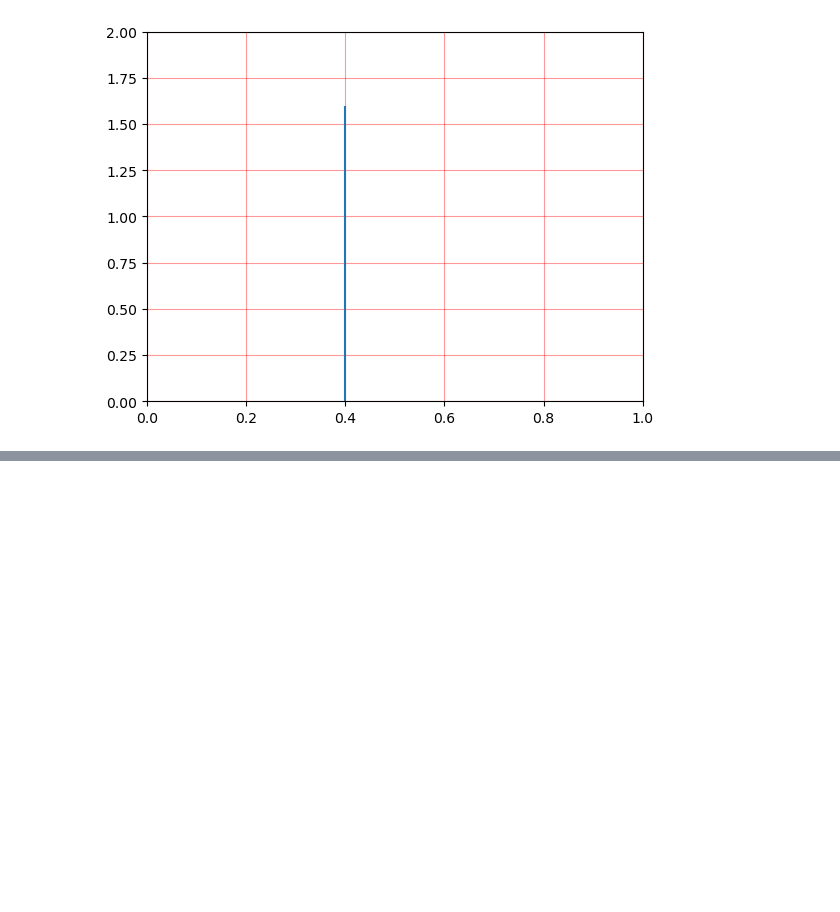
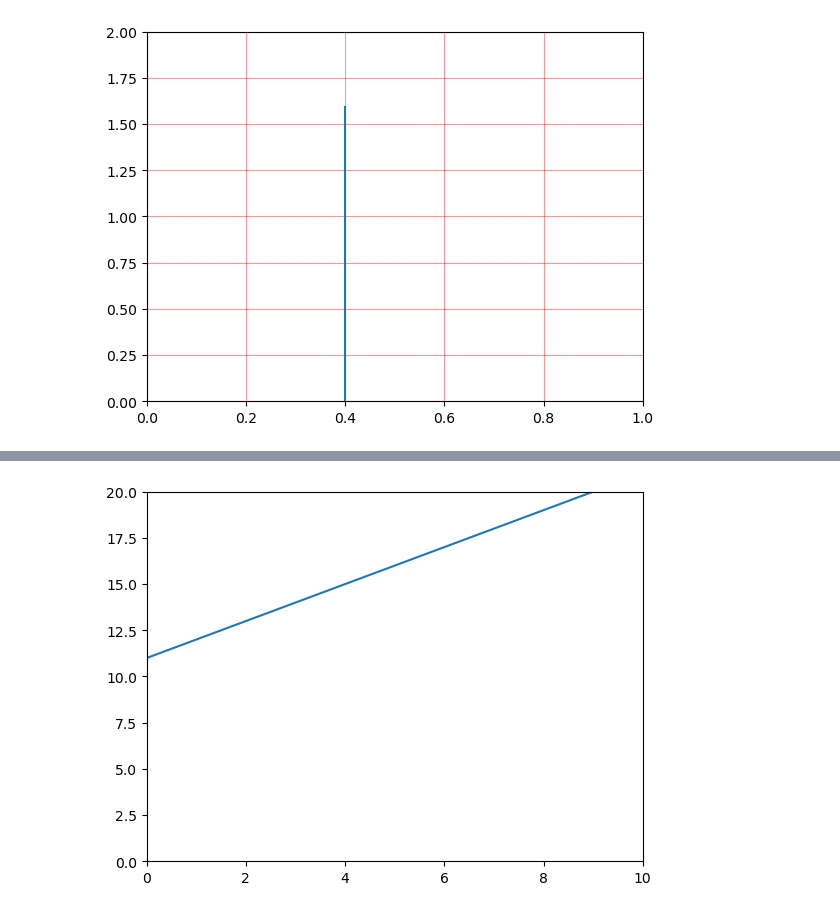
Before and after one commit to ashmanmalhotra/LivePythonClass-01Sep21, a Jupyter notebook: Class 13/01 Visualization.ipynb, the cells around one changed output, grey strips where cells are left out. Saved outputs shown, nothing was run; the diff lists cells and outputs as text; code cells hidden in the pictures; blank space fills up the shorter version.

```diff
--- a/Class 13/01 Visualization.ipynb
+++ b/Class 13/01 Visualization.ipynb
@@ -78,0 +100,7 @@ plt.show()
+# %%
+x = np.arange(0, 10)
+y = np.arange(11, 21)
+plt.axis([0, 10, 0, 20])
+plt.plot(x, y);
+# %% [output]
+[figure, added]
```
Also changed, not shown: parts of 23 cells of this notebook, 1 other file.
